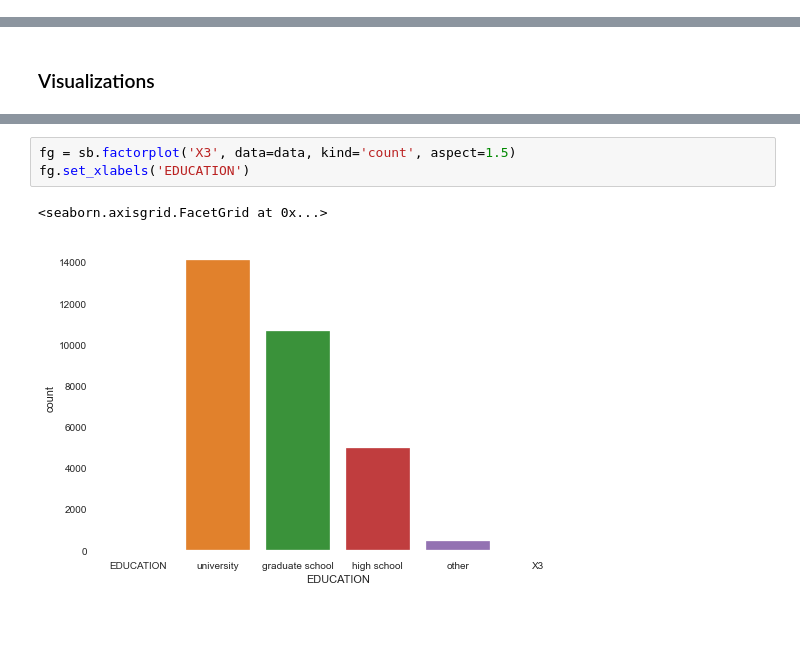
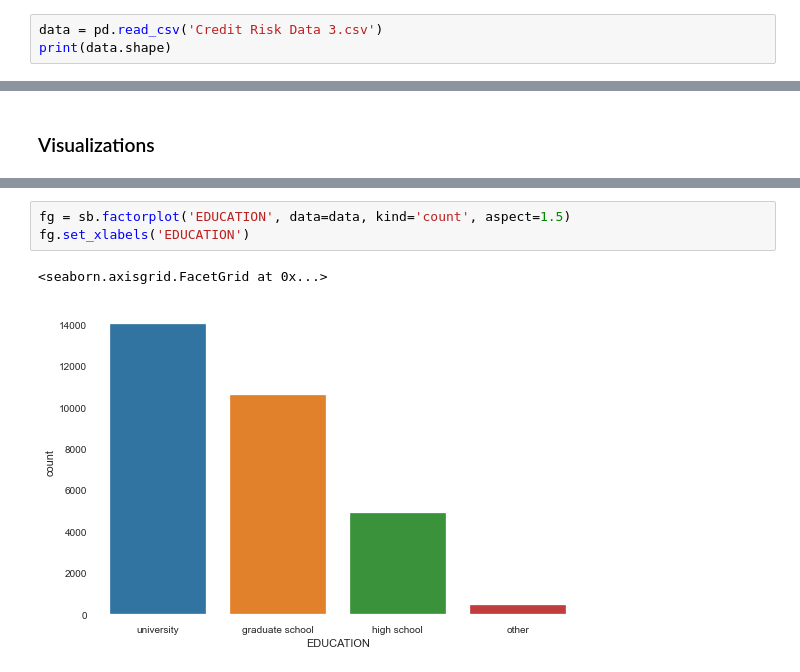
Before and after one commit to Abbyvill/sharing-notebook, a Jupyter notebook: C2 T1 - Define a Data Science Process.ipynb, the cells around one changed output, grey strips where cells are left out. Cells and saved outputs as stored; diff of their text form; blank space fills up the shorter version.

```diff
--- a/C2 T1 - Define a Data Science Process.ipynb
+++ b/C2 T1 - Define a Data Science Process.ipynb
@@ -299,0 +394,3 @@ dtype: int64
+# %%
+data = pd.read_csv('Credit Risk Data 3.csv')
+print(data.shape)
@@ -411,9 +548,9 @@ fg.set_xlabels('SEX')
 # %%
-fg = sb.factorplot('X3', data=data, kind='count', aspect=1.5)
+fg = sb.factorplot('EDUCATION', data=data, kind='count', aspect=1.5)
 fg.set_xlabels('EDUCATION')
 # %% [output]
 <seaborn.axisgrid.FacetGrid at 0x...>
-[figure, old version]
+[figure, new version]
 # %%
 ## X4=Marital status (1 = married; 2 = single; 3 = divorce; 0=others)
 
```
Also changed, not shown: parts of 28 cells of this notebook.
